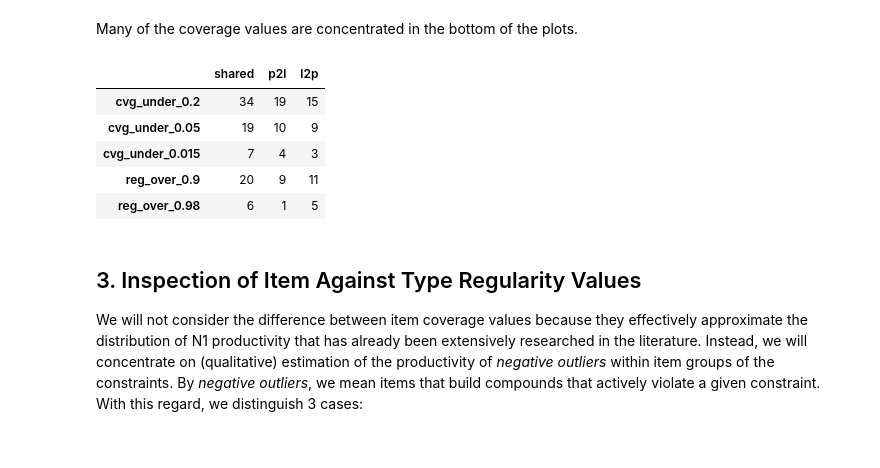
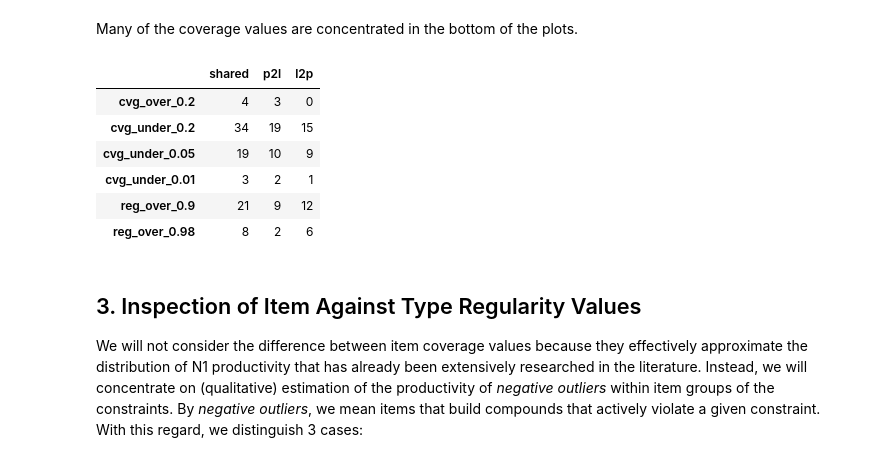
Before and after one commit to maxschmaltz/DieKonstraints, a Jupyter notebook: compounding/constraints/check_applicability/inspect.ipynb, the cells around one changed output. Drawn from its saved outputs; the diff is of its cells as text; code cells hidden in the pictures.

```diff
--- a/compounding/constraints/check_applicability/inspect.ipynb
+++ b/compounding/constraints/check_applicability/inspect.ipynb
@@ -387,50 +401,61 @@ Many of the coverage values are concentrated in the bottom of the plots.
 # %%
 def measure_value_clusters(stats: pd.DataFrame) -> dict:
     return {
+        "cvg_over_0.2": stats[
+            (stats["cvg_item"] >= 0.2)
+            & (stats["cvg_type"] >= 0.2)
+        ].shape[0],
         "cvg_under_0.2": stats[
             (stats["cvg_item"] < 0.2)
             & (stats["cvg_type"] < 0.2)
         ].shape[0],
         "cvg_under_0.05": stats[
             (stats["cvg_item"] < 0.05)
             & (stats["cvg_type"] < 0.05)
         ].shape[0],
-        "cvg_under_0.015": stats[
-            (stats["cvg_item"] < 0.015)
-            & (stats["cvg_type"] < 0.015)
+        "cvg_under_0.01": stats[
+            (stats["cvg_item"] < 0.01)
+            & (stats["cvg_type"] < 0.01)
         ].shape[0],
         "reg_over_0.9": stats[
-            (stats["reg_item"] > 0.9)
-            & (stats["reg_type"] > 0.9)
+            (stats["reg_item"] >= 0.9)
+            & (stats["reg_type"] >= 0.9)
         ].shape[0],
         "reg_over_0.98": stats[
-            (stats["reg_item"] > 0.98)
-            & (stats["reg_type"] > 0.98)
+            (
+                (stats["reg_item"] >= 0.98)
+                | (
+                    (stats["cvg_item"] <= 0.01)
+                    & (stats["reg_item"] > 0.97)
+                )
+            )
+            & (stats["reg_type"] >= 0.98)
         ].shape[0]
     }
 
 val_cluster_df = pd.DataFrame(
     {
         "shared": measure_value_clusters(stats),
         "p2l": measure_value_clusters(p2l_stats),
         "l2p": measure_value_clusters(l2p_stats)
     }
 )
 
 val_cluster_df.to_csv(
     os.path.join(pt2_dir, "cov_reg_val_clusters.tsv"),
     sep="\t",
     index=True,
     header=True
 )
 val_cluster_df
 # %% [output]
 |  | shared | p2l | l2p |
+| cvg_over_0.2 | 4 | 3 | 0 |
 | cvg_under_0.2 | 34 | 19 | 15 |
 | cvg_under_0.05 | 19 | 10 | 9 |
-| cvg_under_0.015 | 7 | 4 | 3 |
-| reg_over_0.9 | 20 | 9 | 11 |
-| reg_over_0.98 | 6 | 1 | 5 |
+| cvg_under_0.01 | 3 | 2 | 1 |
+| reg_over_0.9 | 21 | 9 | 12 |
+| reg_over_0.98 | 8 | 2 | 6 |
 # %% [markdown]
 ## 3. Inspection of Item Against Type Regularity Values
 
```
Also changed, not shown: parts of 7 cells of this notebook.
